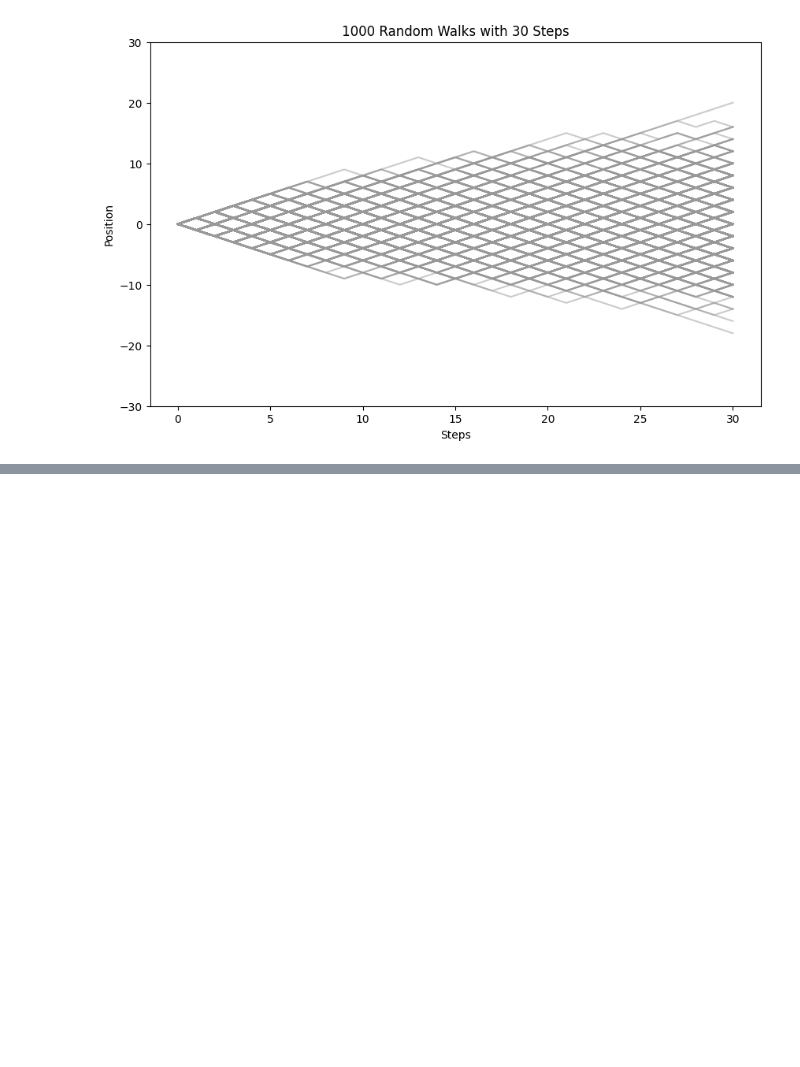
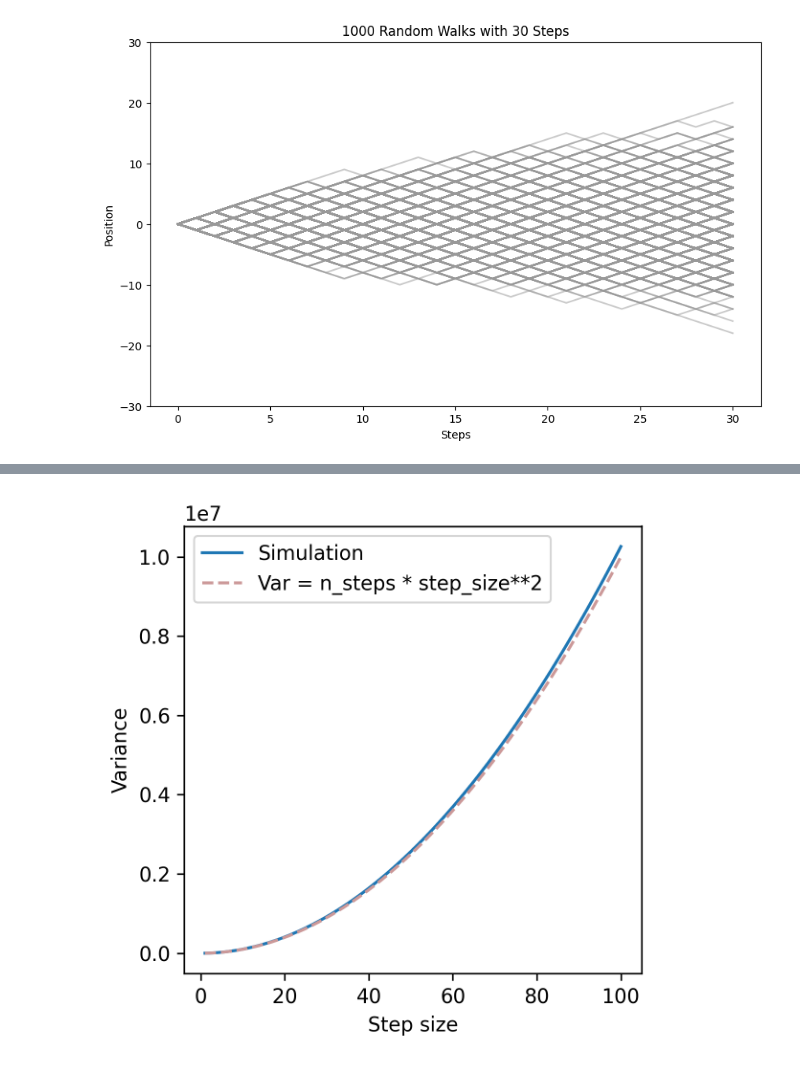
Before and after one commit to dbwilburn/BIOC5721, a Jupyter notebook: Random_Walk_AU24.ipynb, the cells around one changed output, grey strips where cells are left out. Saved outputs shown, nothing was run; the diff lists cells and outputs as text; code cells hidden in the pictures; blank space fills up the shorter version.

```diff
--- a/Random_Walk_AU24.ipynb
+++ b/Random_Walk_AU24.ipynb
@@ -42,0 +91,34 @@ visualize_random_walks(num_walks, steps, seed=seed)
+# %%
+## Compare the effect of step size on variance
+
+n_walks = 1000
+n_steps = 1000
+min_step_size = 1.0
+max_step_size = 101.0
+step_sizes = np.arange(min_step_size,
+                       max_step_size)
+
+vars = []
+for step_size in step_sizes:
+    walks = multiple_random_walks(n_walks, n_steps,
+                                  step_size, seed=1456)
+    d = [w[-1] for w in walks] # Collect the end point of the walks
+    var_d = np.var(d, ddof=1)
+    vars.append(var_d)
+
+fig, ax = plt.subplots(figsize=(4,4), dpi=300)
+
+ax.plot(step_sizes, vars, label='Simulation')
+
+expected = n_steps * (step_sizes**2)
+ax.plot(step_sizes, expected, color='#cc9999',
+        linestyle='dashed',
+        label='Var = n_steps * step_size**2')
+ax.set_xlabel('Step size')
+ax.set_ylabel('Variance')
+
+ax.legend()
+
+fig.tight_layout()
+# %% [output]
+[figure, added]
```
Also changed, not shown: parts of 5 cells of this notebook.
